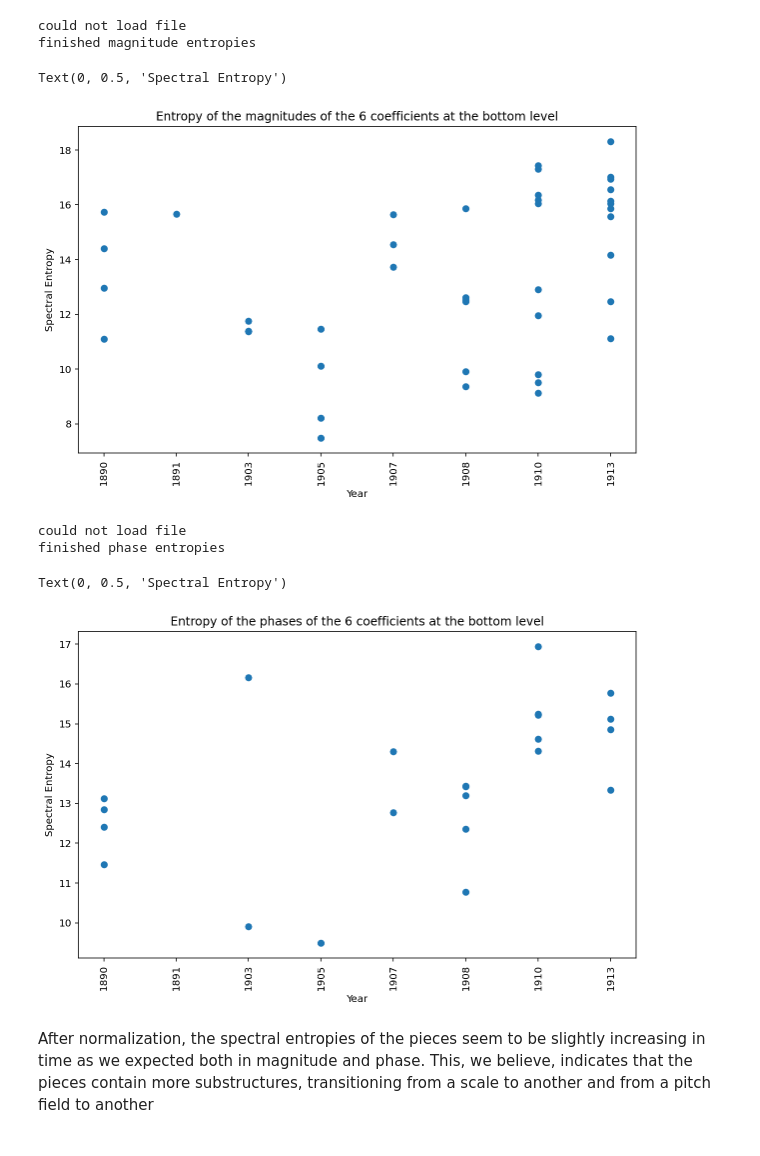
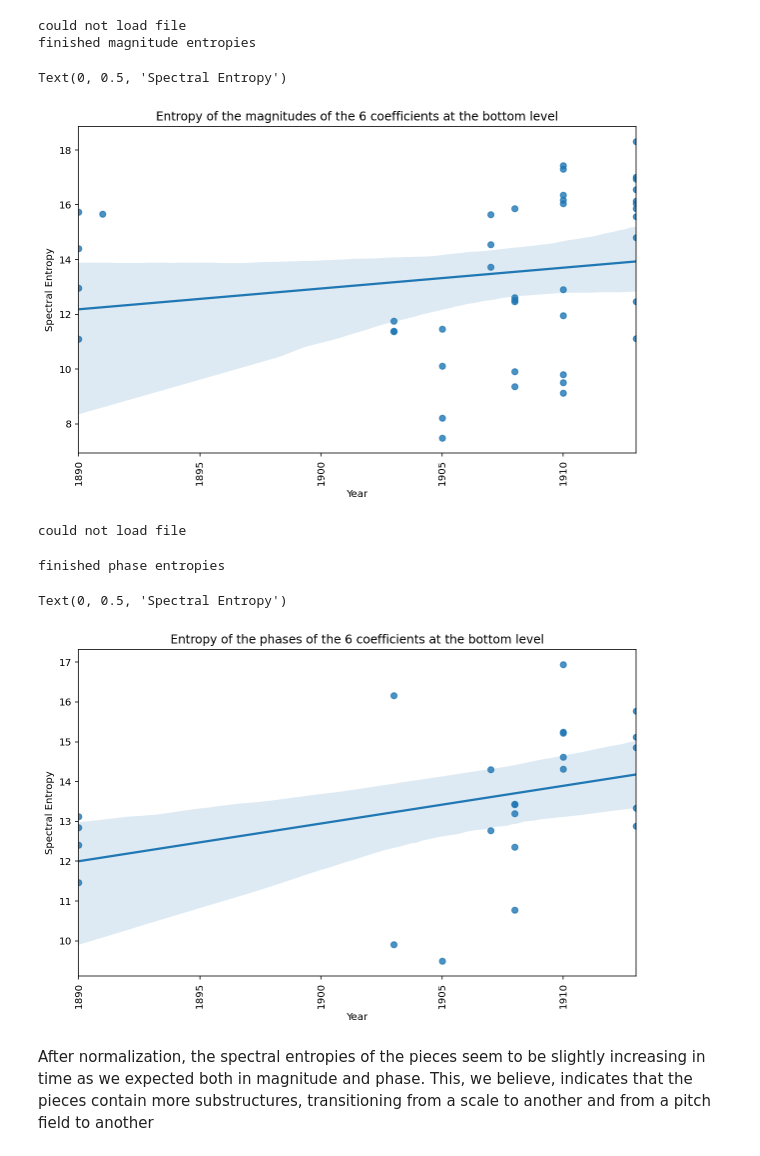
Before and after one commit to ludovicaschaerf/Group-5-Debussy-Pitch-Scapes, a Jupyter notebook: milestone3.ipynb, the cells around one changed output. Saved outputs shown, nothing was run; the diff lists cells and outputs as text; code cells hidden in the pictures.

```diff
--- a/milestone3.ipynb
+++ b/milestone3.ipynb
@@ -473,7 +467,9 @@ for coeff in range(1,7):
     x = [int(v[0]) for v in centers_v]
     y = [v[1] for v in centers_v]
     plt.figure()
-    plt.scatter(x,y,alpha=0.5)
+    sns.regplot(x,y, ci=95)
+    m, b = np.polyfit(x, y, 1)
+    print('slope=',m)
     plt.title('Coeff_'+str(coeff))
     plt.xlabel('Year')
     plt.ylabel('VCoM')
@@ -537,17 +535,19 @@ finished magnitude entropies
 # %%
 fig = plt.figure(figsize=(10, 6))
 ax= fig.add_subplot()
-x = [name.split('\\')[-1][:4] for name in entropies_05.keys()]
+x = [int(name.split('\\')[-1][:4]) for name in entropies_05.keys()]
 y = [np.array(val).sum() for val in entropies_05.values()]
-ax.scatter(x, y)
+
+sns.regplot(x,y, ci=95, ax=ax)
+
 
 plt.xticks(rotation=90)
 plt.title('Entropy of the magnitudes of the 6 coefficients at the bottom level')
 plt.xlabel('Year')
 plt.ylabel('Spectral Entropy')
 # %% [output]
 Text(0, 0.5, 'Spectral Entropy')
-[figure, old version]
+[figure, new version]
 # %%
 entropies_phase = {}
 for score in scores:
@@ -560,11 +560,15 @@ for score in scores:
 print('finished phase entropies')
 # %% [output]
 could not load file
-finished phase entropies
+finished phase entropies
 # %%
 fig = plt.figure(figsize=(10, 6))
 ax= fig.add_subplot()
-ax.scatter([name.split('\\')[-1][:4] for name in entropies_phase.keys()], [np.array(val).sum() for val in entropies_phase.values()])
+x = [int(name.split('\\')[-1][:4]) for name in entropies_phase.keys()]
+y = [np.array(val).sum() for val in entropies_phase.values()]
+
+sns.regplot(x,y, ci=95, ax=ax)
+
 
 plt.xticks(rotation=90)
 plt.title('Entropy of the phases of the 6 coefficients at the bottom level')
@@ -572,7 +576,7 @@ plt.xlabel('Year')
 plt.ylabel('Spectral Entropy')
 # %% [output]
 Text(0, 0.5, 'Spectral Entropy')
-[figure, old version]
+[figure, new version]
 # %% [markdown]
 After normalization, the spectral entropies of the pieces seem to be slightly increasing in time as we expected both in magnitude and phase. This, we believe, indicates that the pieces contain more substructures, transitioning from a scale to another and from a pitch field to another
 # %%
```
Also changed, not shown: parts of 7 cells of this notebook.
